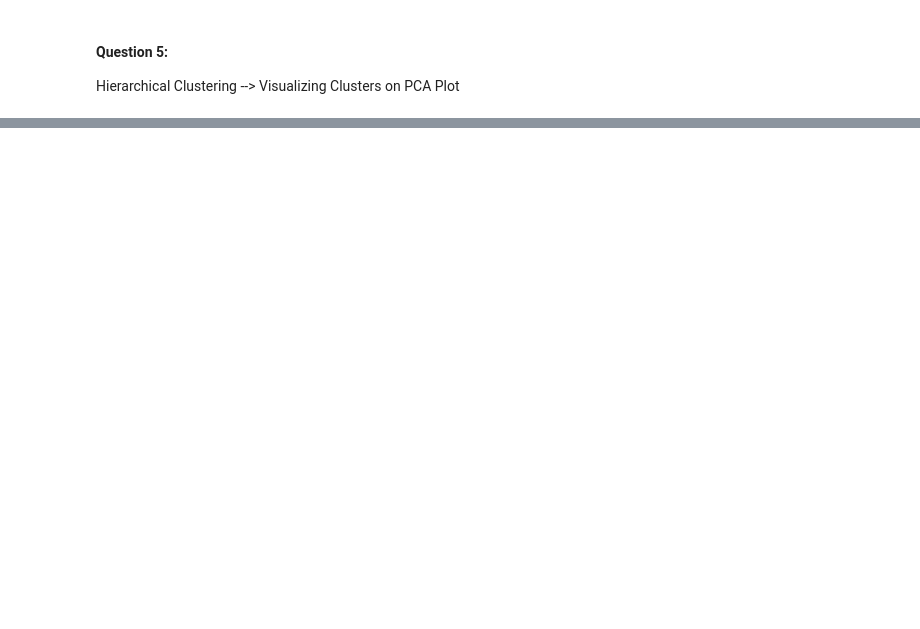
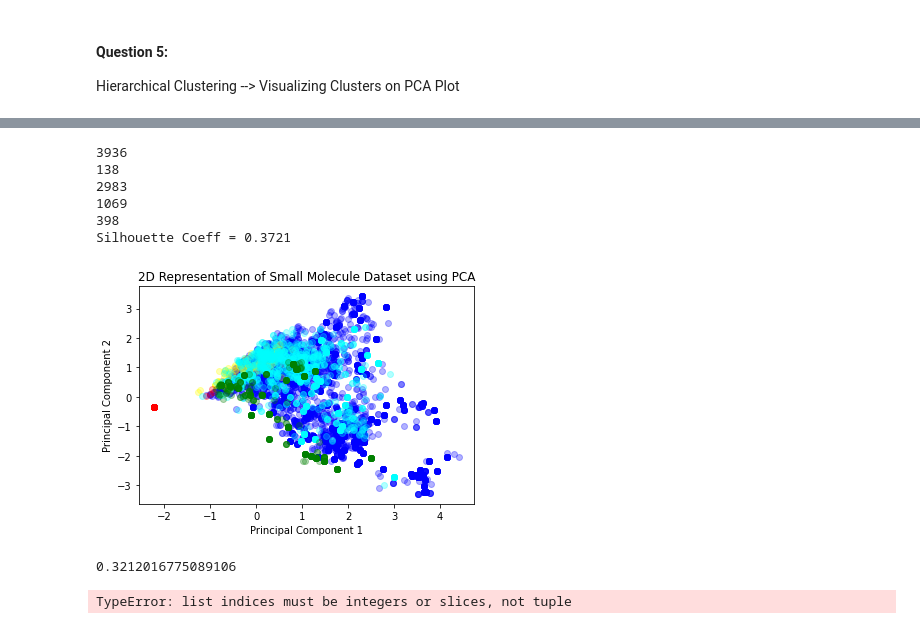
Before and after one commit to bendorr2415/Project2, a Jupyter notebook: Ben_Orr_BMI203_HW2.ipynb, the cells around one changed output, grey strips where cells are left out. Saved outputs shown, nothing was run; the diff lists cells and outputs as text; code cells hidden in the pictures; blank space fills up the shorter version.

```diff
--- a/Ben_Orr_BMI203_HW2.ipynb
+++ b/Ben_Orr_BMI203_HW2.ipynb
@@ -301,0 +390,43 @@ for cluster in hcclusters:
+# %%
+# For ji testing
+pc = algs.PartitionClustering()
+
+pcclusters3 = pc.cluster(ligands, distanceMatrix, numClusters = 5, verbose = False)
+
+for cluster in pcclusters3:
+    print(len(cluster.ligands))
+sc = algs.silhouetteCoeff(pcclusters3, distanceMatrix)
+print('Silhouette Coeff = %.4f' % sc)
+
+i = 0
+colors = ['blue', 'yellow', 'red', 'cyan', 'green', 'orange', 'purple', 'black']
+
+x = [ligand.bitstring for ligand in ligands]
+x = np.array(x)
+
+pca = PCA(n_components=2)
+pca.fit(x)
+#print(pca.singular_values_)
+x = pca.transform(x)
+
+for cluster in pcclusters3:
+    pc1 = []
+    pc2 = []
+    for ligand in cluster.ligands:
+        pc1.append(x[ligand.ligandIndex, 0])
+        pc2.append(x[ligand.ligandIndex, 1])
+    plt.scatter(pc1, pc2, color=colors[i], alpha=0.3)
+    i+=1
+
+plt.title('2D Representation of Small Molecule Dataset using PCA')
+plt.xlabel('Principal Component 1')
+plt.ylabel('Principal Component 2')
+plt.show()
+# %% [output]
+3936
+138
+2983
+1069
+398
+Silhouette Coeff = 0.3721
+[figure, added]
@@ -301,0 +435,8 @@ for cluster in hcclusters:
+# %%
+print(ji)
+# %% [output]
+0.3212016775089106
+# %%
+algs.test_hierarchical_clustering(distanceMatrix)
+# %% [output]
+TypeError: list indices must be integers or slices, not tuple
```
Also changed, not shown: parts of 51 cells of this notebook.
